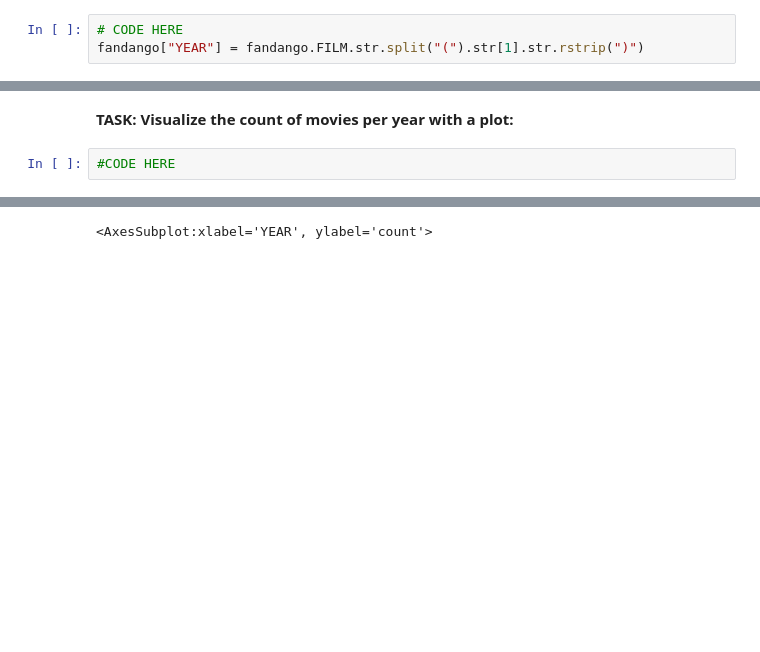
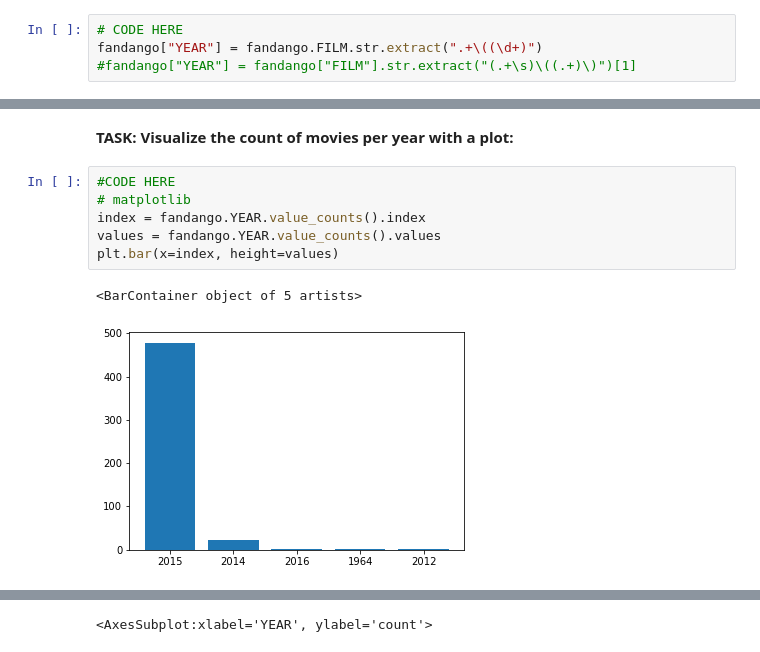
Before and after one commit to habip-bingol/Projects, a Jupyter notebook: Udemy Projects/00-Capstone-Project.ipynb, the cells around one changed output, grey strips where cells are left out. Cells and saved outputs as stored; diff of their text form; blank space fills up the shorter version.

```diff
--- a/Udemy Projects/00-Capstone-Project.ipynb
+++ b/Udemy Projects/00-Capstone-Project.ipynb
@@ -202,3 +211,4 @@ fandango.head(1)
 # %%
 # CODE HERE
-fandango["YEAR"] = fandango.FILM.str.split("(").str[1].str.rstrip(")")
+fandango["YEAR"] = fandango.FILM.str.extract(".+\((\d+)")
+#fandango["YEAR"] = fandango["FILM"].str.extract("(.+\s)\((.+)\)")[1]
@@ -229,5 +239,12 @@ Name: FILM, Length: 504, dtype: object
 Name: YEAR, dtype: int64
 # %% [markdown]
 **TASK: Visualize the count of movies per year with a plot:**
-# %%
-#CODE HERE
+# %%
+#CODE HERE
+# matplotlib
+index = fandango.YEAR.value_counts().index
+values = fandango.YEAR.value_counts().values
+plt.bar(x=index, height=values)
+# %% [output]
+<BarContainer object of 5 artists>
+[figure, added]
```
Also changed, not shown: parts of 71 cells of this notebook.
